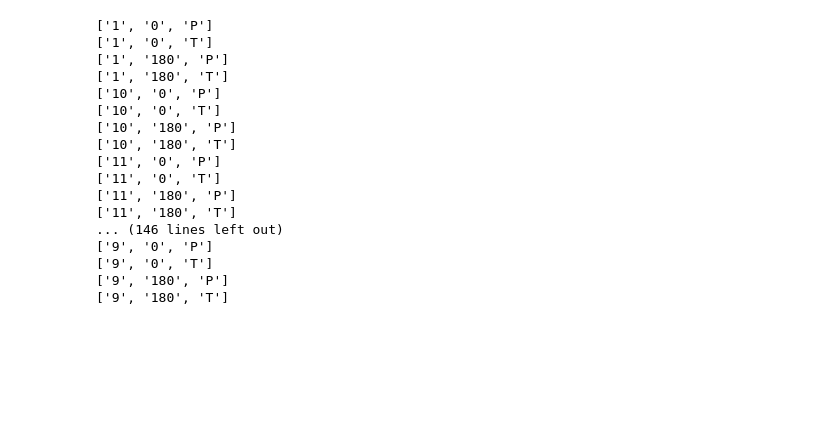
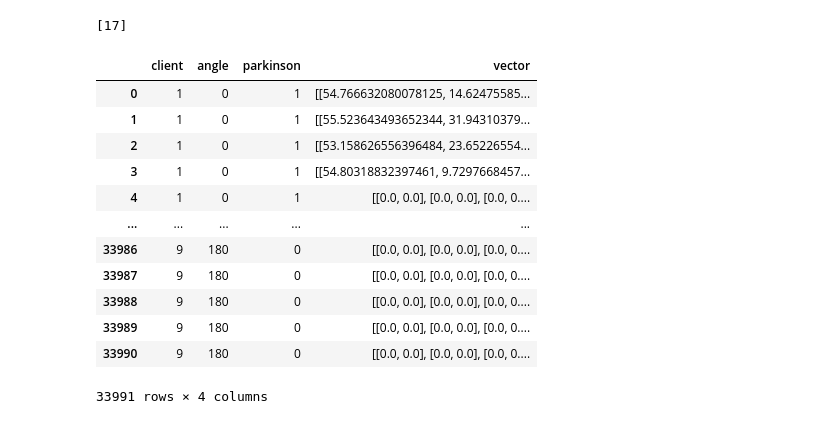
Before and after one commit to bunshee/parkinson, a Jupyter notebook: data_analysis/data_transformation.ipynb, the cells around one changed output. Saved outputs shown, nothing was run; the diff lists cells and outputs as text; code cells hidden in the pictures; blank space fills up the shorter version.

```diff
--- a/data_analysis/data_transformation.ipynb
+++ b/data_analysis/data_transformation.ipynb
@@ -21,7 +21,6 @@ for file_path in text_files:
     # Extract client, angle, and Parkinson status from the file name
     file_name = os.path.basename(file_path).split('.')[0]
     parts = file_name.split('-')
-    print(parts)
     client = int(parts[0])
     angle = int(parts[1])
     parkinson = 1 if parts[2].lower() == 'p' else 0
@@ -35,11 +34,15 @@ for file_path in text_files:
             # Flatten the nested list if needed
             vector = [item for sublist1 in vector for sublist2 in sublist1 for item in sublist2]
 
-            # Append to lists
-            vectors.append(vector)
-            clients.append(client)
-            angles.append(angle)
-            parkinson_status.append(parkinson)
+             # Split vector into chunks of 17 elements
+            for i in range(0, len(vector), 17):
+                chunk = vector[i:i + 17]
+
+                # Append to lists
+                vectors.append(chunk)
+                clients.append(client)
+                angles.append(angle)
+                parkinson_status.append(parkinson)
 
 # Create the DataFrame
 data = {
@@ -49,24 +52,11 @@ data = {
     'vector': vectors
 }
 df = pd.DataFrame(data)
-# %% [output]
-['1', '0', 'P']
-['1', '0', 'T']
-['1', '180', 'P']
-['1', '180', 'T']
-['10', '0', 'P']
-['10', '0', 'T']
-['10', '180', 'P']
-['10', '180', 'T']
-['11', '0', 'P']
-['11', '0', 'T']
-['11', '180', 'P']
-['11', '180', 'T']
-... (146 lines left out)
-['9', '0', 'P']
-['9', '0', 'T']
-['9', '180', 'P']
-['9', '180', 'T']
 # %%
 #remove rows where vector == [] empty list
 df = df[df.astype(str)['vector'] != '[]']
+
+#check unique lengths for vector column
+print(df['vector'].apply(len).unique())
+# %% [output]
+[17]
@@ -73,2 +65,18 @@ df = df[df.astype(str)['vector'] != '[]']
+# %%
+df
+# %% [output]
+|  | client | angle | parkinson | vector |
+| 0 | 1 | 0 | 1 | [[54.766632080078125, 14.62475585... |
+| 1 | 1 | 0 | 1 | [[55.523643493652344, 31.94310379... |
+| 2 | 1 | 0 | 1 | [[53.158626556396484, 23.65226554... |
+| 3 | 1 | 0 | 1 | [[54.80318832397461, 9.7297668457... |
+| 4 | 1 | 0 | 1 | [[0.0, 0.0], [0.0, 0.0], [0.0, 0.... |
+| ... | ... | ... | ... | ... |
+| 33986 | 9 | 180 | 0 | [[0.0, 0.0], [0.0, 0.0], [0.0, 0.... |
+| 33987 | 9 | 180 | 0 | [[0.0, 0.0], [0.0, 0.0], [0.0, 0.... |
+| 33988 | 9 | 180 | 0 | [[0.0, 0.0], [0.0, 0.0], [0.0, 0.... |
+| 33989 | 9 | 180 | 0 | [[0.0, 0.0], [0.0, 0.0], [0.0, 0.... |
+| 33990 | 9 | 180 | 0 | [[0.0, 0.0], [0.0, 0.0], [0.0, 0.... |
+33991 rows × 4 columns
 # %%
 df.to_csv('../output_data/output_2D.csv', index=False)
```
Also changed, not shown: parts of 1 cell of this notebook, 2 other files.
